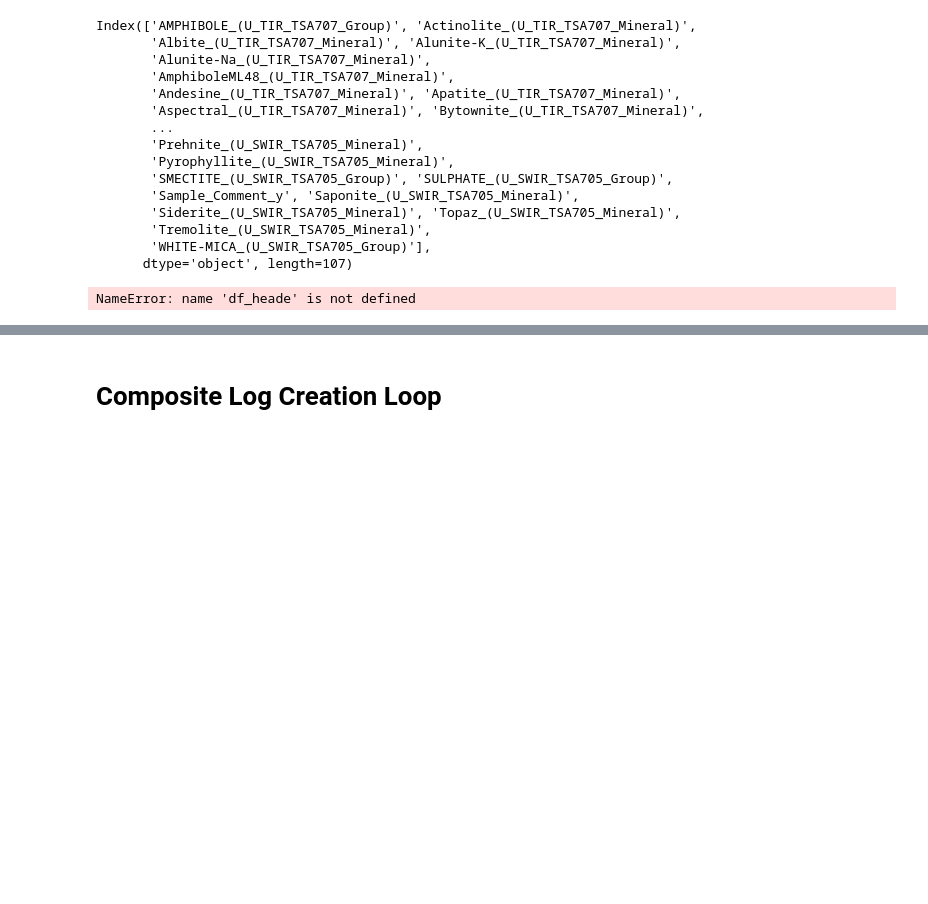
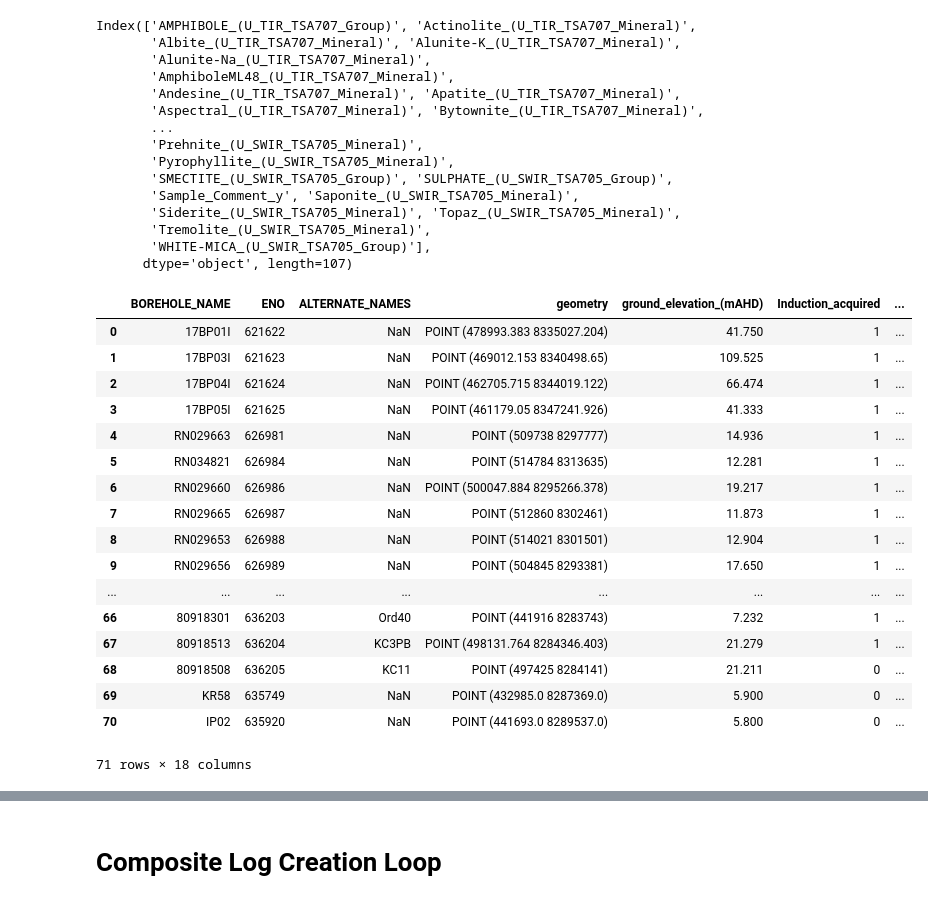
Before and after one commit to GeoscienceAustralia/hydrogeol_utils, a Jupyter notebook: notebooks/borehole_data_2_spatialite.ipynb, the cells around one changed output, grey strips where cells are left out. Drawn from its saved outputs; the diff is of its cells as text; code cells hidden in the pictures; blank space fills up the shorter version.

```diff
--- a/notebooks/borehole_data_2_spatialite.ipynb
+++ b/notebooks/borehole_data_2_spatialite.ipynb
@@ -411,10 +416,27 @@ aem_enos = df_aem['borehole_id'].values
 for index, row in df_header.iterrows():
     if row['ENO'] in aem_enos:
         df_header.at[index, 'AEM_conductivity_available'] = 1
-# %%
-df_heade
-# %% [output]
-NameError: name 'df_heade' is not defined
+# %%
+df_header
+# %% [output]
+|  | BOREHOLE_NAME | ENO | ALTERNATE_NAMES | geometry | ground_elevation_(mAHD) | Induction_acquired | ... |
+| 0 | 17BP01I | 621622 | NaN | POINT (478993.383 8335027.204) | 41.750 | 1 | ... |
+| 1 | 17BP03I | 621623 | NaN | POINT (469012.153 8340498.65) | 109.525 | 1 | ... |
+| 2 | 17BP04I | 621624 | NaN | POINT (462705.715 8344019.122) | 66.474 | 1 | ... |
+| 3 | 17BP05I | 621625 | NaN | POINT (461179.05 8347241.926) | 41.333 | 1 | ... |
+| 4 | RN029663 | 626981 | NaN | POINT (509738 8297777) | 14.936 | 1 | ... |
+| 5 | RN034821 | 626984 | NaN | POINT (514784 8313635) | 12.281 | 1 | ... |
+| 6 | RN029660 | 626986 | NaN | POINT (500047.884 8295266.378) | 19.217 | 1 | ... |
+| 7 | RN029665 | 626987 | NaN | POINT (512860 8302461) | 11.873 | 1 | ... |
+| 8 | RN029653 | 626988 | NaN | POINT (514021 8301501) | 12.904 | 1 | ... |
+| 9 | RN029656 | 626989 | NaN | POINT (504845 8293381) | 17.650 | 1 | ... |
+| ... | ... | ... | ... | ... | ... | ... | ... |
+| 66 | 80918301 | 636203 | Ord40 | POINT (441916 8283743) | 7.232 | 1 | ... |
+| 67 | 80918513 | 636204 | KC3PB | POINT (498131.764 8284346.403) | 21.279 | 1 | ... |
+| 68 | 80918508 | 636205 | KC11 | POINT (497425 8284141) | 21.211 | 0 | ... |
+| 69 | KR58 | 635749 | NaN | POINT (432985.0 8287369.0) | 5.900 | 0 | ... |
+| 70 | IP02 | 635920 | NaN | POINT (441693.0 8289537.0) | 5.800 | 0 | ... |
+71 rows × 18 columns
 # %%
 # Now that the data has been loaded we write it to the spatialite database
 
```
Also changed, not shown: parts of 3 cells of this notebook, 2 other files.
